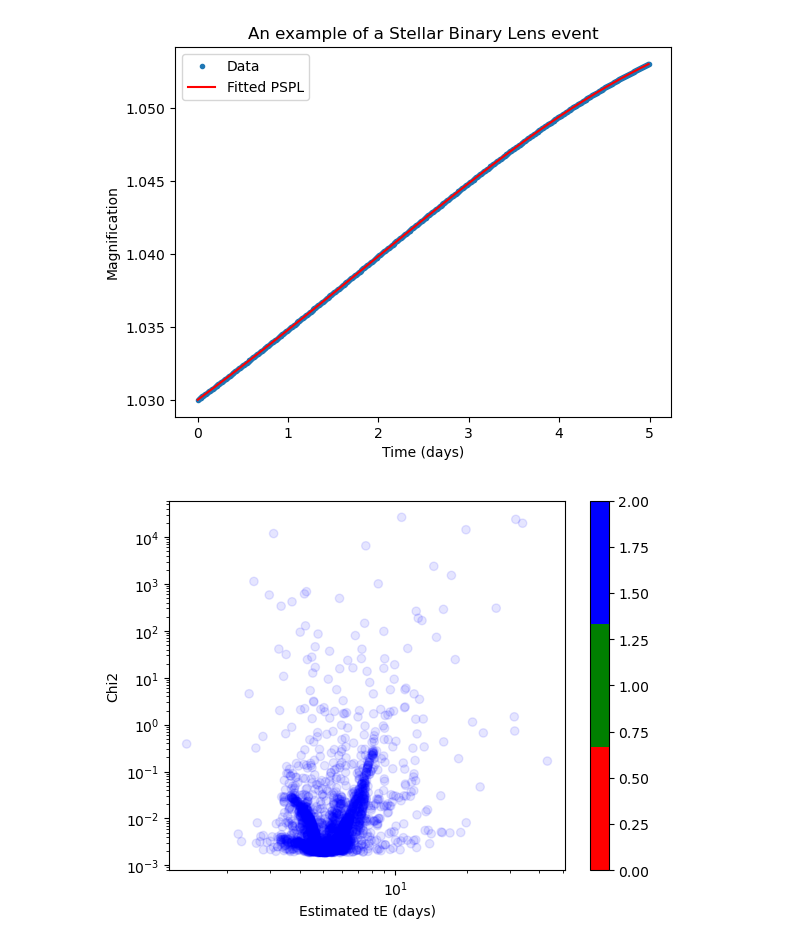
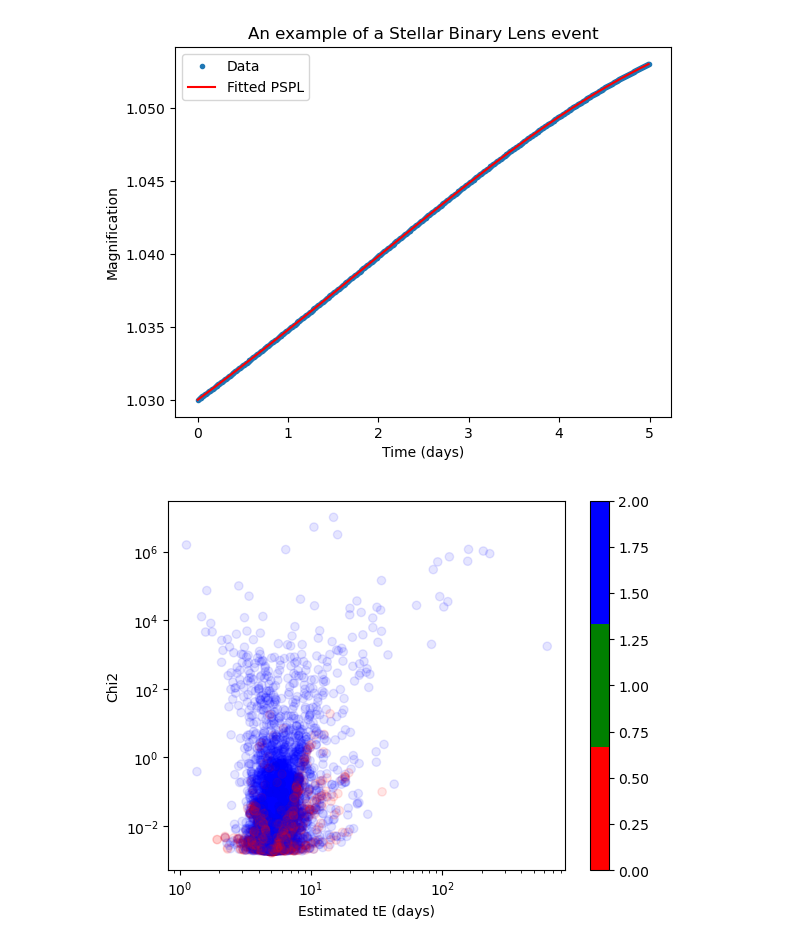
Before and after one commit to Somayeh91/Early_Detection_of_microlensing, a Jupyter notebook: Fit_PSPL.ipynb, the cells around one changed output. Drawn from its saved outputs; the diff is of its cells as text; code cells hidden in the pictures.

```diff
--- a/Fit_PSPL.ipynb
+++ b/Fit_PSPL.ipynb
@@ -45,15 +46,15 @@ for d, dat in tqdm(enumerate(data)):
 # %%
 colormap = ListedColormap(['red', 'green', 'blue'])
 sm = plt.cm.ScalarMappable(cmap=colormap)
 sm.set_clim(vmin=np.min(labels),
             vmax=np.max(labels))
 colors = colormap(labels)
-plt.scatter(all_params[:, 1][labels==2], all_params[:, -1][labels==2], c=colors[labels==2], alpha=0.1)
+plt.scatter(all_params[:, 1], all_params[:, -1], c=colors, alpha=0.1)
 plt.colorbar(sm)
 plt.ylabel('Chi2')
 plt.xlabel('Estimated tE (days)')
 plt.yscale('log')
 plt.xscale('log')
 # %% [output]
-[figure, old version]
+[figure, new version]
 # %%
```
Also changed, not shown: parts of 4 cells of this notebook, 4 other files.
